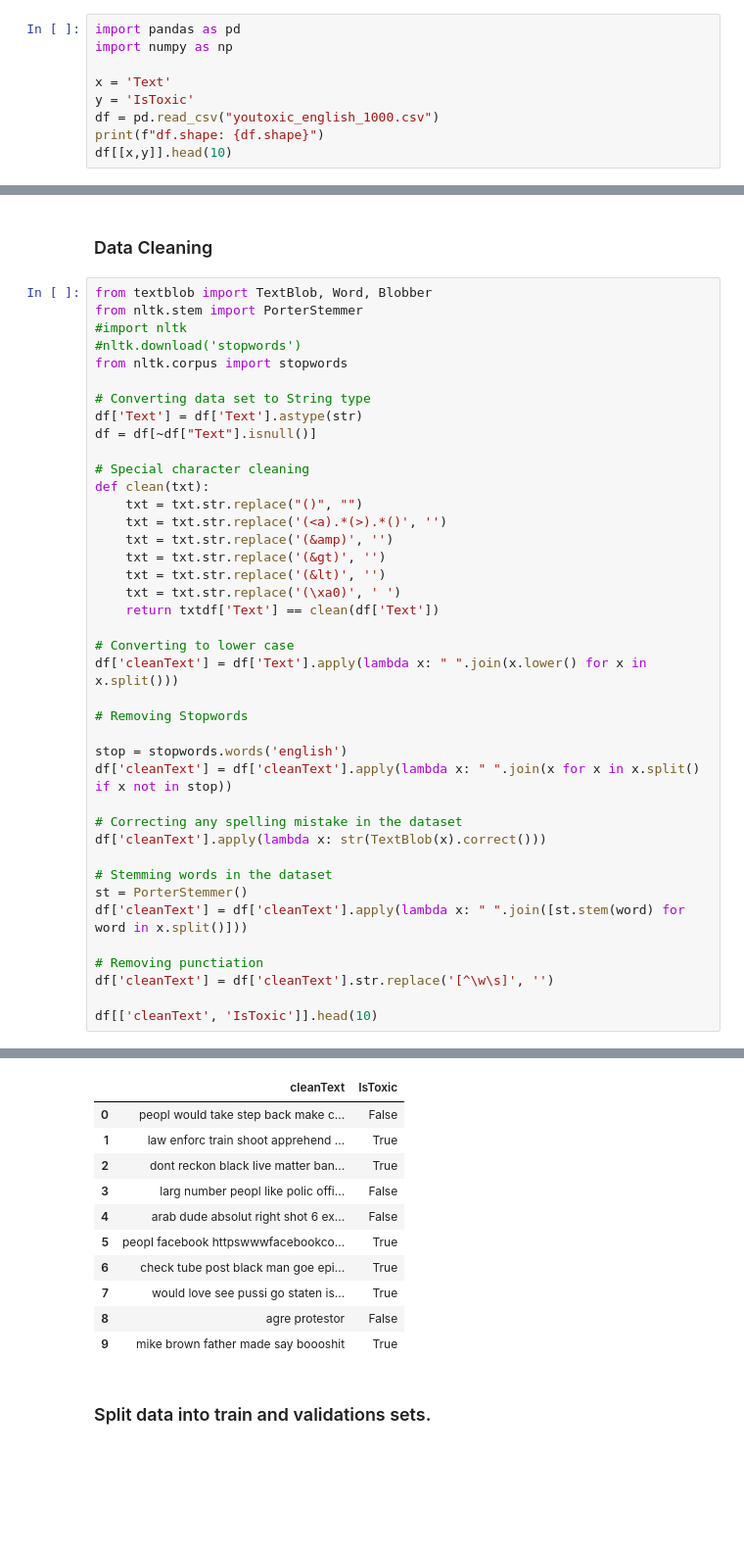
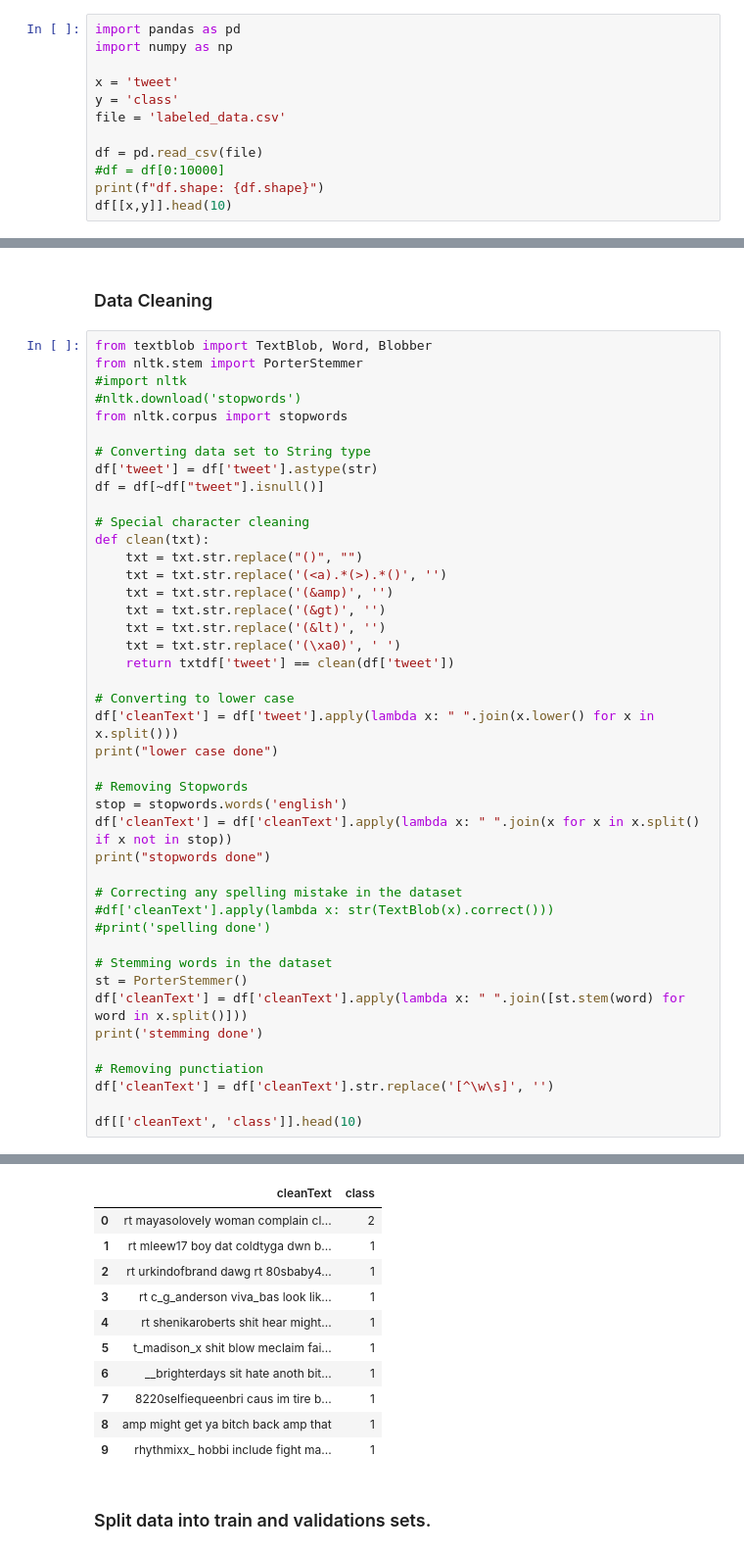
Before and after one commit to mmeraz6/cs39aa_project, a Jupyter notebook: project_part2 copy.ipynb, the cells around one changed output, grey strips where cells are left out. Shown at 98% size. Saved outputs shown, nothing was run; the diff lists cells and outputs as text; blank space fills up the shorter version.

```diff
--- a/project_part2 copy.ipynb
+++ b/project_part2 copy.ipynb
@@ -4,9 +4,12 @@
 import pandas as pd
 import numpy as np
 
-x = 'Text'
-y = 'IsToxic'
-df = pd.read_csv("youtoxic_english_1000.csv")
+x = 'tweet'
+y = 'class'
+file = 'labeled_data.csv'
+
+df = pd.read_csv(file)
+#df = df[0:10000]
 print(f"df.shape: {df.shape}")
 df[[x,y]].head(10)
 # %% [output]
@@ -38,8 +44,8 @@ from nltk.stem import PorterStemmer
 from nltk.corpus import stopwords
 
 # Converting data set to String type
-df['Text'] = df['Text'].astype(str)
-df = df[~df["Text"].isnull()]
+df['tweet'] = df['tweet'].astype(str)
+df = df[~df["tweet"].isnull()]
 
 # Special character cleaning
 def clean(txt):
@@ -49,25 +55,28 @@ def clean(txt):
     txt = txt.str.replace('(&gt)', '')
     txt = txt.str.replace('(&lt)', '')
     txt = txt.str.replace('(\xa0)', ' ')
-    return txtdf['Text'] == clean(df['Text'])
+    return txtdf['tweet'] == clean(df['tweet'])
 
 # Converting to lower case
-df['cleanText'] = df['Text'].apply(lambda x: " ".join(x.lower() for x in x.split()))
+df['cleanText'] = df['tweet'].apply(lambda x: " ".join(x.lower() for x in x.split()))
+print("lower case done")
 
 # Removing Stopwords
-
 stop = stopwords.words('english')
 df['cleanText'] = df['cleanText'].apply(lambda x: " ".join(x for x in x.split() if x not in stop))
+print("stopwords done")
 
 # Correcting any spelling mistake in the dataset
-df['cleanText'].apply(lambda x: str(TextBlob(x).correct()))
+#df['cleanText'].apply(lambda x: str(TextBlob(x).correct()))
+#print('spelling done')
 
 # Stemming words in the dataset
 st = PorterStemmer()
 df['cleanText'] = df['cleanText'].apply(lambda x: " ".join([st.stem(word) for word in x.split()]))
+print('stemming done')
 
 # Removing punctiation
 df['cleanText'] = df['cleanText'].str.replace('[^\w\s]', '')
 
-df[['cleanText', 'IsToxic']].head(10)
+df[['cleanText', 'class']].head(10)
 # %% [output]
@@ -74,14 +86,14 @@ df[['cleanText', 'IsToxic']].head(10)
-|  | cleanText | IsToxic |
-| 0 | peopl would take step back make c... | False |
-| 1 | law enforc train shoot apprehend ... | True |
-| 2 | dont reckon black live matter ban... | True |
-| 3 | larg number peopl like polic offi... | False |
-| 4 | arab dude absolut right shot 6 ex... | False |
-| 5 | peopl facebook httpswwwfacebookco... | True |
-| 6 | check tube post black man goe epi... | True |
-| 7 | would love see pussi go staten is... | True |
-| 8 | agre protestor | False |
-| 9 | mike brown father made say boooshit | True |
+|  | cleanText | class |
+| 0 | rt mayasolovely woman complain cl... | 2 |
+| 1 | rt mleew17 boy dat coldtyga dwn b... | 1 |
+| 2 | rt urkindofbrand dawg rt 80sbaby4... | 1 |
+| 3 | rt c_g_anderson viva_bas look lik... | 1 |
+| 4 | rt shenikaroberts shit hear might... | 1 |
+| 5 | t_madison_x shit blow meclaim fai... | 1 |
+| 6 | __brighterdays sit hate anoth bit... | 1 |
+| 7 | 8220selfiequeenbri caus im tire b... | 1 |
+| 8 | amp might get ya bitch back amp that | 1 |
+| 9 | rhythmixx_ hobbi include fight ma... | 1 |
 # %% [markdown]
 ### Split data into train and validations sets.
 # %%
```
Also changed, not shown: parts of 23 cells of this notebook, 1 other file.
